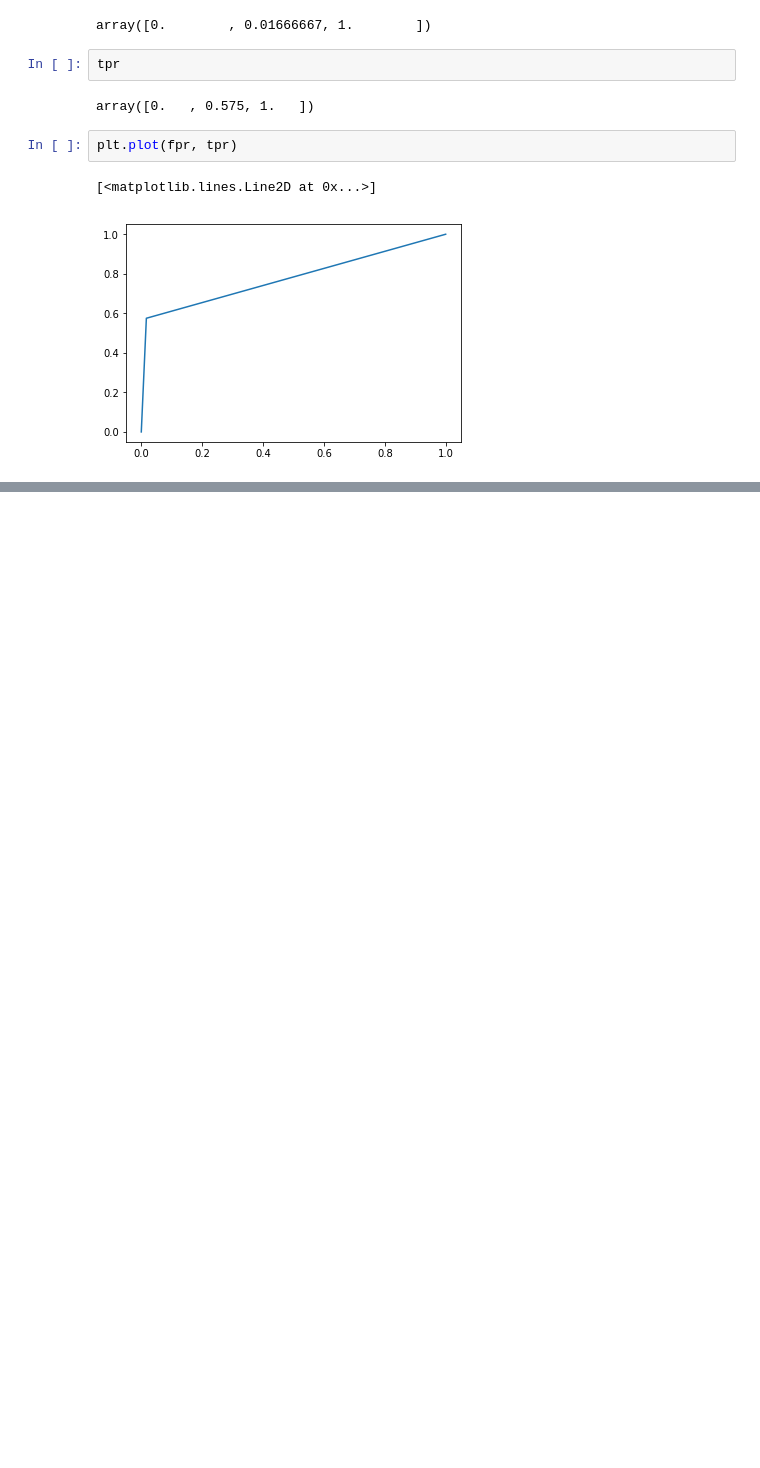
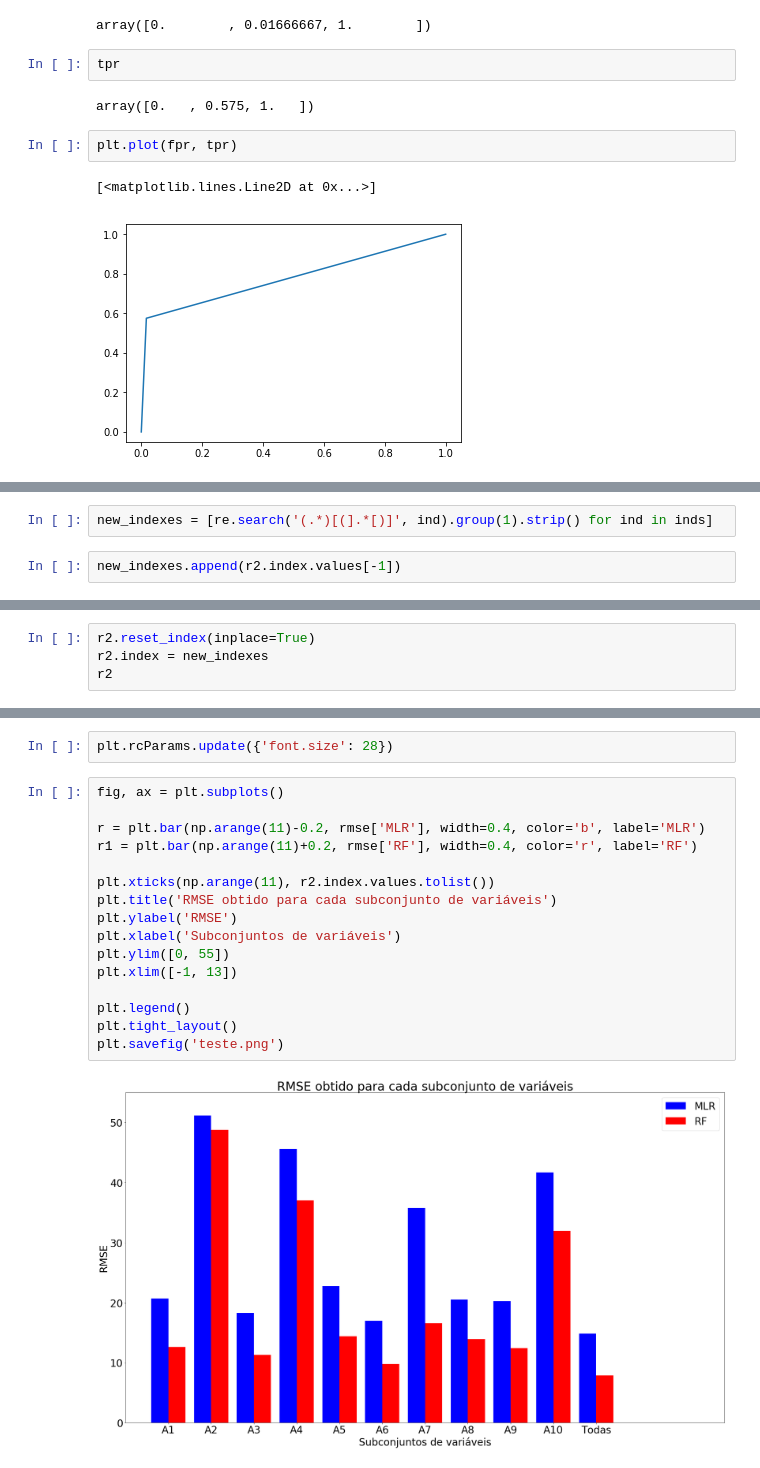
Before and after one commit to danielesreis/mng, a Jupyter notebook: notebooks/data analysis.ipynb, the cells around one changed output, grey strips where cells are left out. Saved outputs shown, nothing was run; the diff lists cells and outputs as text; blank space fills up the shorter version.

```diff
--- a/notebooks/data analysis.ipynb
+++ b/notebooks/data analysis.ipynb
@@ -74,0 +91,4 @@ img.shape[0]
+# %%
+new_indexes = [re.search('(.*)[(].*[)]', ind).group(1).strip() for ind in inds]
+# %%
+new_indexes.append(r2.index.values[-1])
@@ -74,0 +99,4 @@ img.shape[0]
+# %%
+r2.reset_index(inplace=True)
+r2.index = new_indexes
+r2
@@ -74,0 +116,20 @@ img.shape[0]
+# %%
+plt.rcParams.update({'font.size': 28})
+# %%
+fig, ax = plt.subplots()
+
+r = plt.bar(np.arange(11)-0.2, rmse['MLR'], width=0.4, color='b', label='MLR')
+r1 = plt.bar(np.arange(11)+0.2, rmse['RF'], width=0.4, color='r', label='RF')
+
+plt.xticks(np.arange(11), r2.index.values.tolist())
+plt.title('RMSE obtido para cada subconjunto de variáveis')
+plt.ylabel('RMSE')
+plt.xlabel('Subconjuntos de variáveis')
+plt.ylim([0, 55])
+plt.xlim([-1, 13])
+
+plt.legend()
+plt.tight_layout()
+plt.savefig('teste.png')
+# %% [output]
+[figure, added]
```
Also changed, not shown: parts of 36 cells of this notebook, 5 other files.
